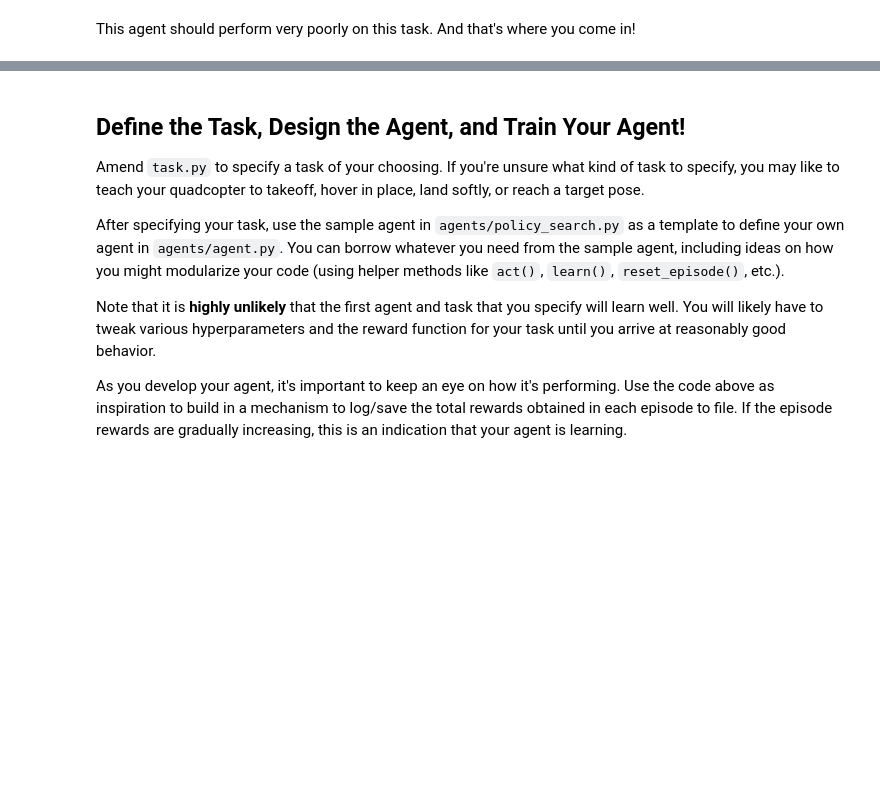
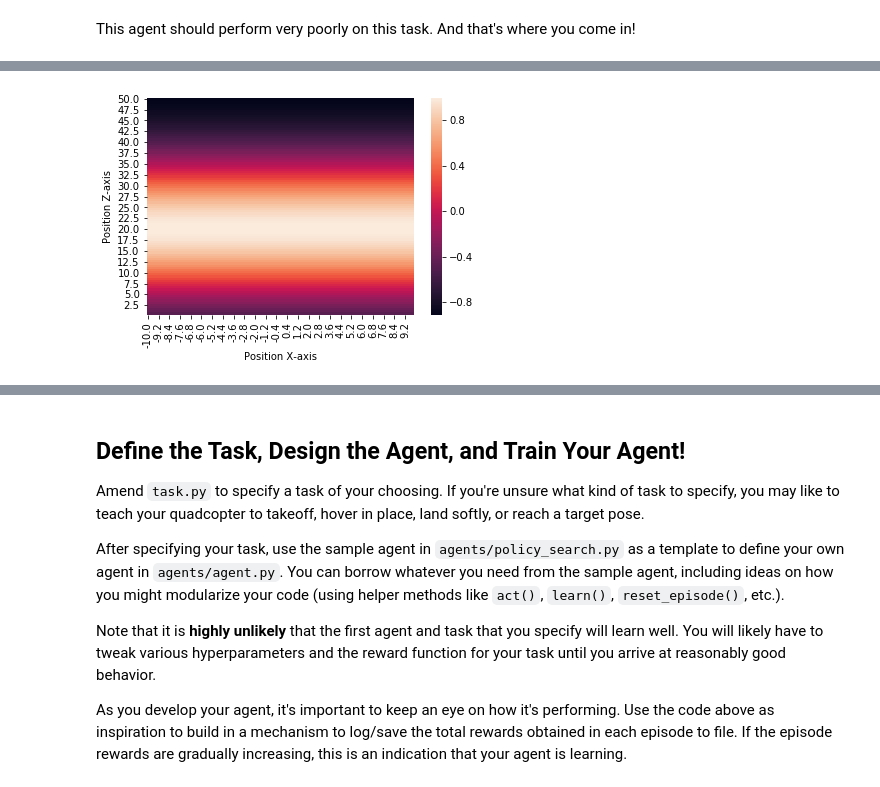
Before and after one commit to corasantos/Udacity-ML-Engineer-Nanodegree, a Jupyter notebook: Reinforcement Learning - Quadcopter/Quadcopter_Project.ipynb, the cells around one changed output, grey strips where cells are left out. Saved outputs shown, nothing was run; the diff lists cells and outputs as text; code cells hidden in the pictures; blank space fills up the shorter version.

```diff
--- a/Reinforcement Learning - Quadcopter/Quadcopter_Project.ipynb
+++ b/Reinforcement Learning - Quadcopter/Quadcopter_Project.ipynb
@@ -251,0 +303,28 @@ for i in range(0,100):
+# %%
+import seaborn as sns
+
+x_range = np.round(np.arange(-10,10,0.2), 2)
+z_range = np.round(np.arange(50,0,-0.5), 2)
+target_pos = [0, 20]
+
+def map_function(reward_function, x, y, target_pos):
+    R = pd.DataFrame(np.zeros([len(x), len(y)]), index=y, columns=x)
+    for xx in x:
+        for yy in y:
+            R[xx][yy] = reward_function([xx, yy], target_pos)
+
+    return R
+
+#eucl_distance = lambda a, b: np.sqrt((a[0]-b[0])**2 + (a[1]-b[1])**2) # Alternative: np.linalg.norm(a-b)
+s = 12
+eucl_distance = lambda a, b: 2*np.exp(-(a[1]-b[1])**2/(2*s*s))-1 # Alternative: np.linalg.norm(a-b)
+reward_function = lambda pose, target_pos: eucl_distance(pose, target_pos)
+
+R = map_function(reward_function, x_range, z_range, target_pos)
+
+ax = sns.heatmap(R)
+ax.set_xlabel("Position X-axis")
+ax.set_ylabel("Position Z-axis")
+plt.show()
+# %% [output]
+[figure, added]
```
Also changed, not shown: parts of 8 cells of this notebook, 3 other files.
